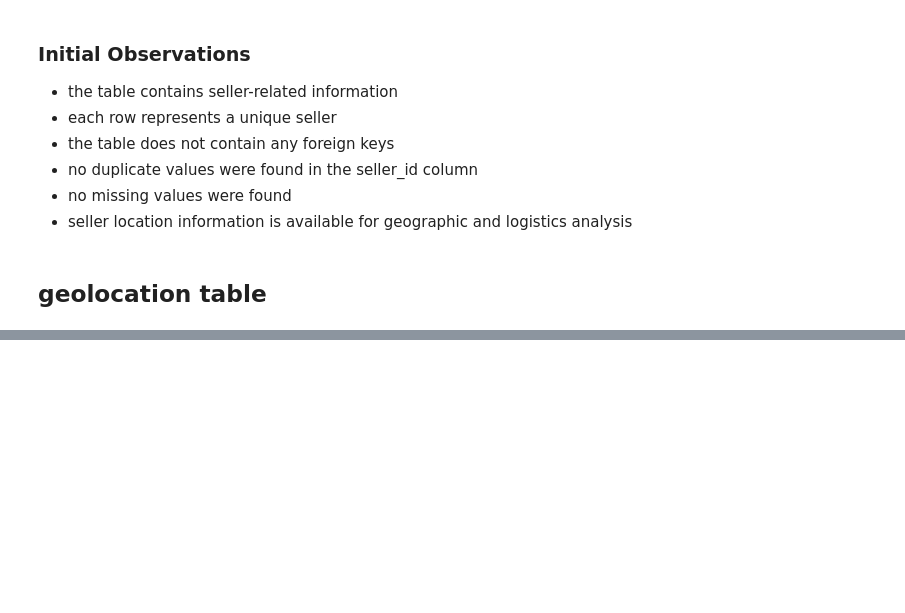
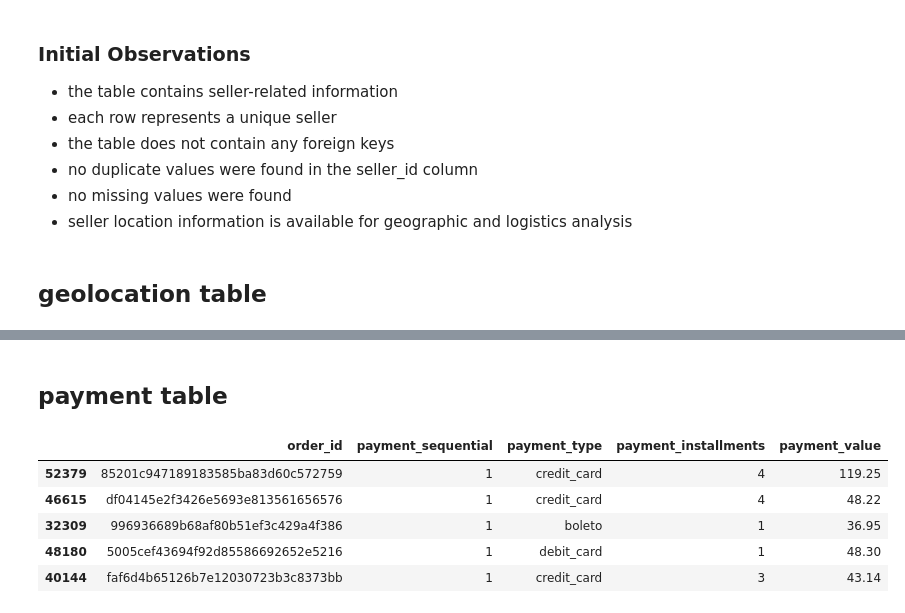
Before and after one commit to AminrezaAman/brazilian-ecommerce-analytics, a Jupyter notebook: notebooks/01_data_understanding.ipynb, the cells around one changed output, grey strips where cells are left out. Cells and saved outputs as stored; diff of their text form; code cells hidden in the pictures; blank space fills up the shorter version.

```diff
--- a/notebooks/01_data_understanding.ipynb
+++ b/notebooks/01_data_understanding.ipynb
@@ -357,0 +422,11 @@ df_sellers.describe(include='object')
+# %% [markdown]
+## payment table
+# %%
+df_payments.sample(5)
+# %% [output]
+|  | order_id | payment_sequential | payment_type | payment_installments | payment_value |
+| 52379 | 85201c947189183585ba83d60c572759 | 1 | credit_card | 4 | 119.25 |
+| 46615 | df04145e2f3426e5693e813561656576 | 1 | credit_card | 4 | 48.22 |
+| 32309 | 996936689b68af80b51ef3c429a4f386 | 1 | boleto | 1 | 36.95 |
+| 48180 | 5005cef43694f92d85586692652e5216 | 1 | debit_card | 1 | 48.30 |
+| 40144 | faf6d4b65126b7e12030723b3c8373bb | 1 | credit_card | 3 | 43.14 |
```
Also changed, not shown: parts of 12 cells of this notebook.
